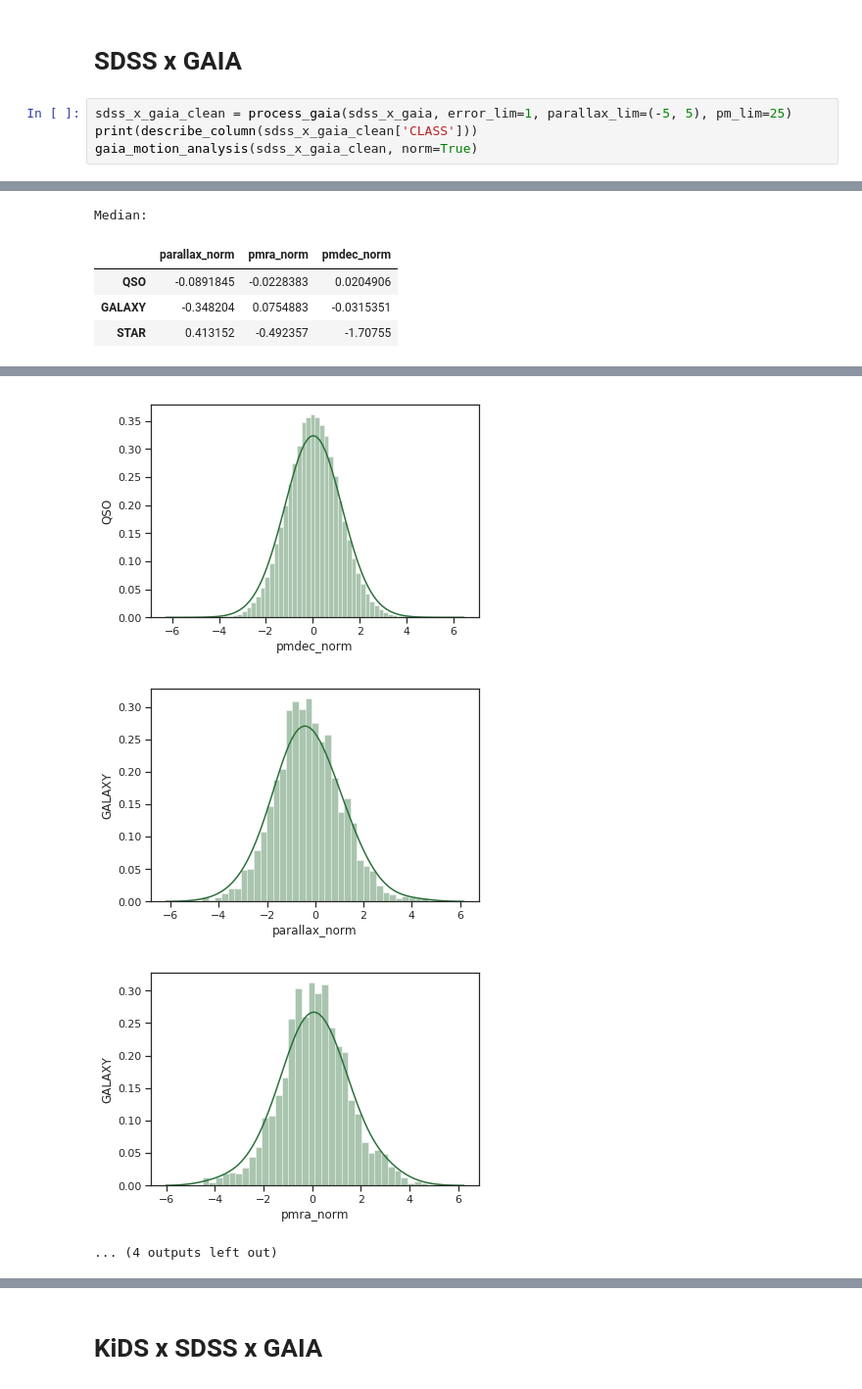
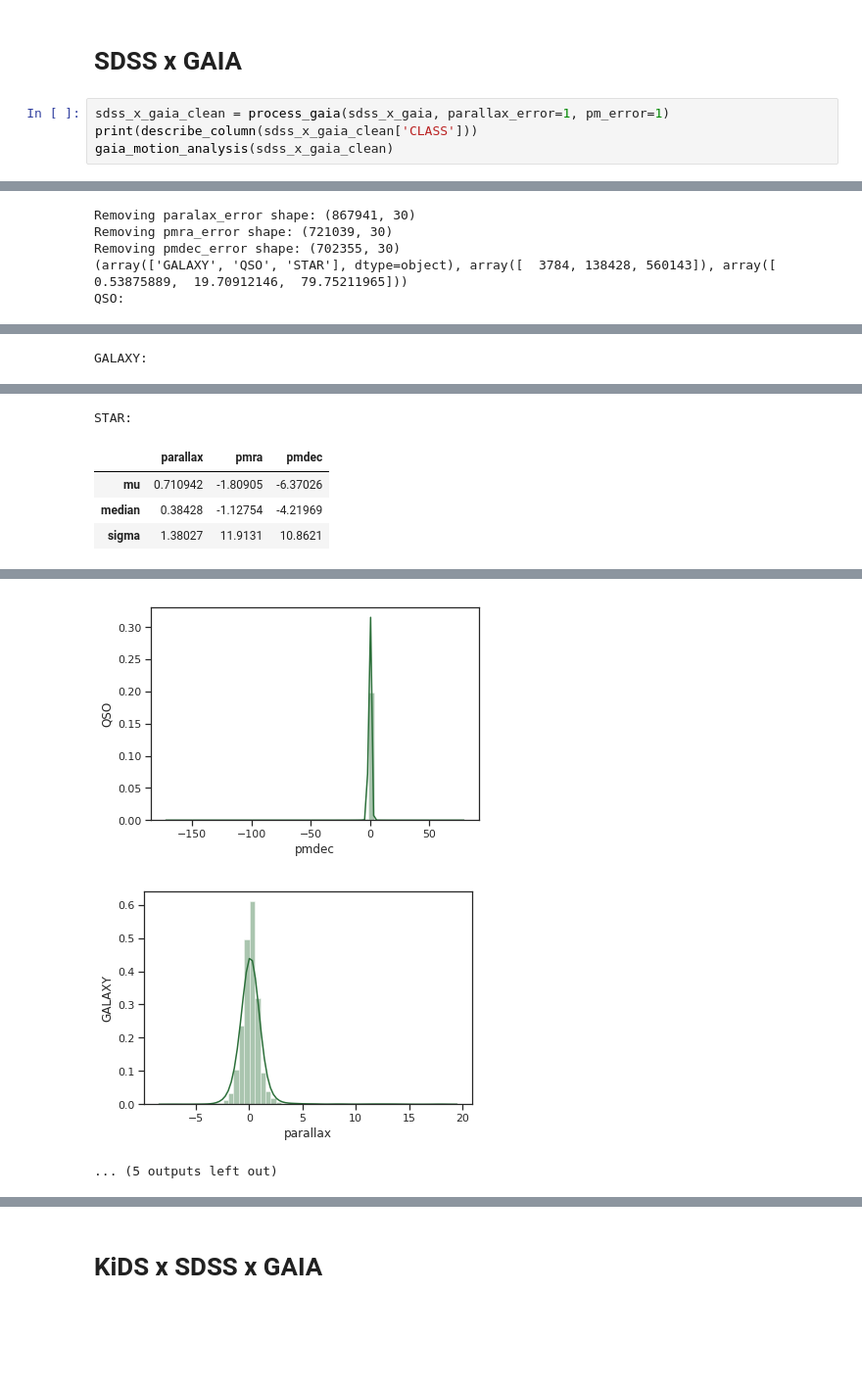
Before and after one commit to snakoneczny/kids-quasars, a Jupyter notebook: gaia_motions.ipynb, the cells around one changed output, grey strips where cells are left out. Shown at 98% size. Drawn from its saved outputs; the diff is of its cells as text; blank space fills up the shorter version.

```diff
--- a/gaia_motions.ipynb
+++ b/gaia_motions.ipynb
@@ -92,7 +76,7 @@ Removing pmdec_error shape: (9435, 81)
 # %% [markdown]
 # SDSS x GAIA
 # %%
-sdss_x_gaia_clean = process_gaia(sdss_x_gaia, error_lim=1, parallax_lim=(-5, 5), pm_lim=25)
+sdss_x_gaia_clean = process_gaia(sdss_x_gaia, parallax_error=1, pm_error=1)
 print(describe_column(sdss_x_gaia_clean['CLASS']))
-gaia_motion_analysis(sdss_x_gaia_clean, norm=True)
+gaia_motion_analysis(sdss_x_gaia_clean)
 # %% [output]
@@ -107,0 +89,5 @@ Mean:
+Removing paralax_error shape: (867941, 30)
+Removing pmra_error shape: (721039, 30)
+Removing pmdec_error shape: (702355, 30)
+(array(['GALAXY', 'QSO', 'STAR'], dtype=object), array([  3784, 138428, 560143]), array([  0.53875889,  19.70912146,  79.75211965]))
+QSO:
@@ -112,0 +98 @@ Sigma:
+GALAXY:
@@ -117,5 +103,5 @@ Sigma:
-Median:
+STAR:
-|  | parallax_norm | pmra_norm | pmdec_norm |
-| QSO | -0.0891845 | -0.0228383 | 0.0204906 |
-| GALAXY | -0.348204 | 0.0754883 | -0.0315351 |
-| STAR | 0.413152 | -0.492357 | -1.70755 |
+|  | parallax | pmra | pmdec |
+| mu | 0.710942 | -1.80905 | -6.37026 |
+| median | 0.38428 | -1.12754 | -4.21969 |
+| sigma | 1.38027 | 11.9131 | 10.8621 |
@@ -124,4 +110,3 @@ Median:
-[figure, old version]
+[figure, new version]
-[figure, old version]
+[figure, new version]
-[figure, removed]
-... (4 outputs left out)
+... (5 outputs left out)
```
Also changed, not shown: parts of 12 cells of this notebook, 15 other files.
